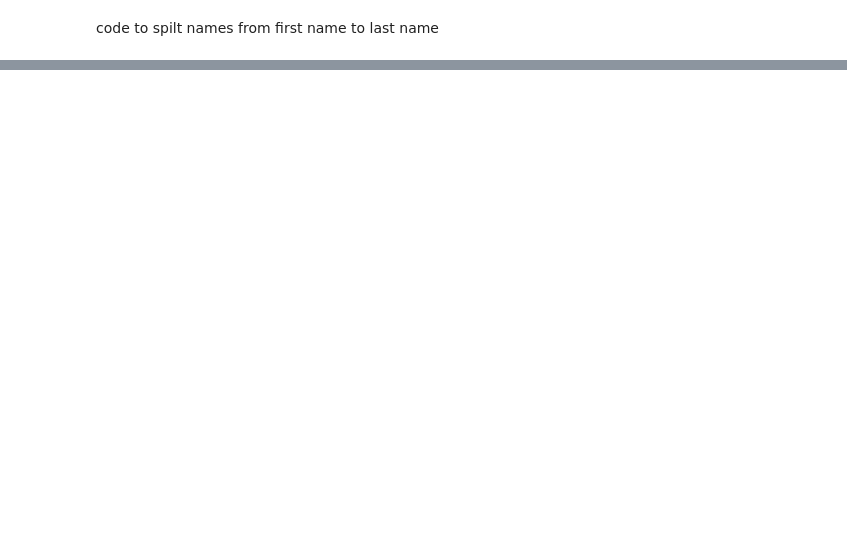
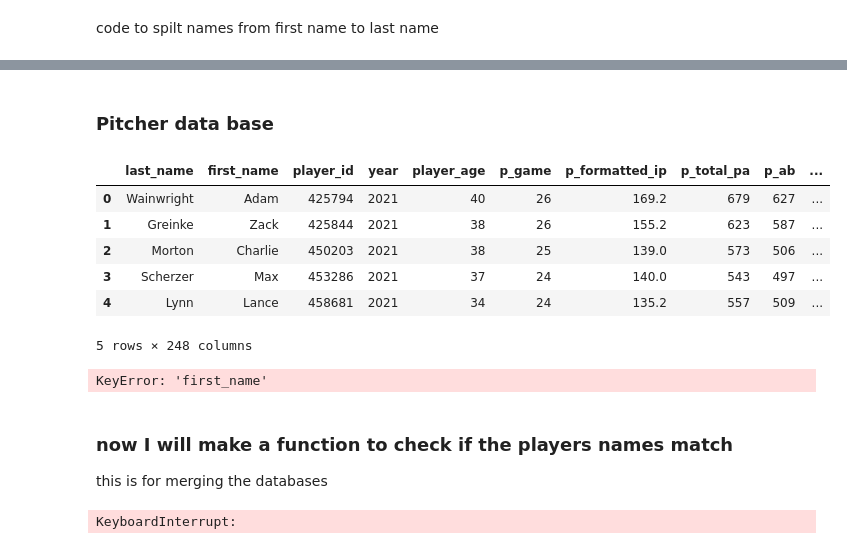
Before and after one commit to mattjax16/DFS_data_analysis, a Jupyter notebook: postgres_files/postgres_data_nb.ipynb, the cells around one changed output, grey strips where cells are left out. Saved outputs shown, nothing was run; the diff lists cells and outputs as text; code cells hidden in the pictures; blank space fills up the shorter version.

```diff
--- a/postgres_files/postgres_data_nb.ipynb
+++ b/postgres_files/postgres_data_nb.ipynb
@@ -262,0 +282,50 @@ dk_df.head()
+# %% [markdown]
+### Pitcher data base
+# %%
+pitcher_stats_df = pd.read_csv('/Users/matt/PycharmProjects/DFS_data_analysis/fantasy_baseball_data/pitcher_stats_2021.csv')
+pitcher_stats_df.head()
+# %% [output]
+|  | last_name | first_name | player_id | year | player_age | p_game | p_formatted_ip | p_total_pa | p_ab | ... |
+| 0 | Wainwright | Adam | 425794 | 2021 | 40 | 26 | 169.2 | 679 | 627 | ... |
+| 1 | Greinke | Zack | 425844 | 2021 | 38 | 26 | 155.2 | 623 | 587 | ... |
+| 2 | Morton | Charlie | 450203 | 2021 | 38 | 25 | 139.0 | 573 | 506 | ... |
+| 3 | Scherzer | Max | 453286 | 2021 | 37 | 24 | 140.0 | 543 | 497 | ... |
+| 4 | Lynn | Lance | 458681 | 2021 | 34 | 24 | 135.2 | 557 | 509 | ... |
+5 rows × 248 columns
+# %%
+name_list = []
+for first, last in zip(pitcher_stats_df['first_name'],pitcher_stats_df['last_name']):
+    name = f'{first} {last}'
+    name_list.append(name)
+pitcher_stats_df['name'] = name_list
+pitcher_stats_df.head()
+# %% [output]
+KeyError: 'first_name'
+# %% [markdown]
+### now I will make a function to check if the players names match
+this is for merging the databases
+# %%
+def combine_stats(stats_db,contest_db):
+    '''
+    This is a function to combine the stats db and a contest db
+    :param stats_db:
+    :param contest_db:
+    :return:
+    '''
+
+    #pre processing names
+    stats_db['name'] = stats_db['name'].str.lower()
+    stats_db['name'] = stats_db['name'].str.replace('.','')
+    contest_db['name'] = contest_db['name'].str.lower()
+    contest_db['name'] = contest_db['name'].str.replace('.','')
+
+    last_names_in_stats = contest_db['last_name'].isin(stats_db['last_name'])
+    first_names_in_stats = contest_db['first_name'].isin(stats_db['first_name'])
+    names_in_stats = contest_db['name'].isin(stats_db['name'])
+    return
+
+
+#for test
+combine_stats(batter_stats_df,dk_df)
+# %% [output]
+KeyboardInterrupt:
```
Also changed, not shown: parts of 19 cells of this notebook, 6 other files.
